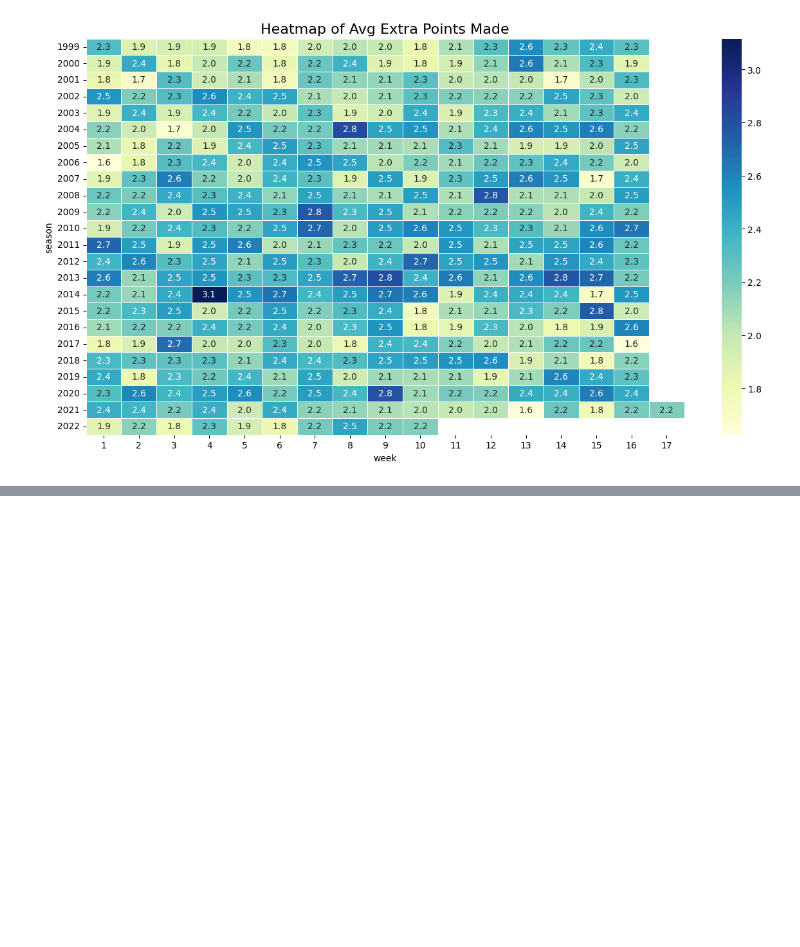
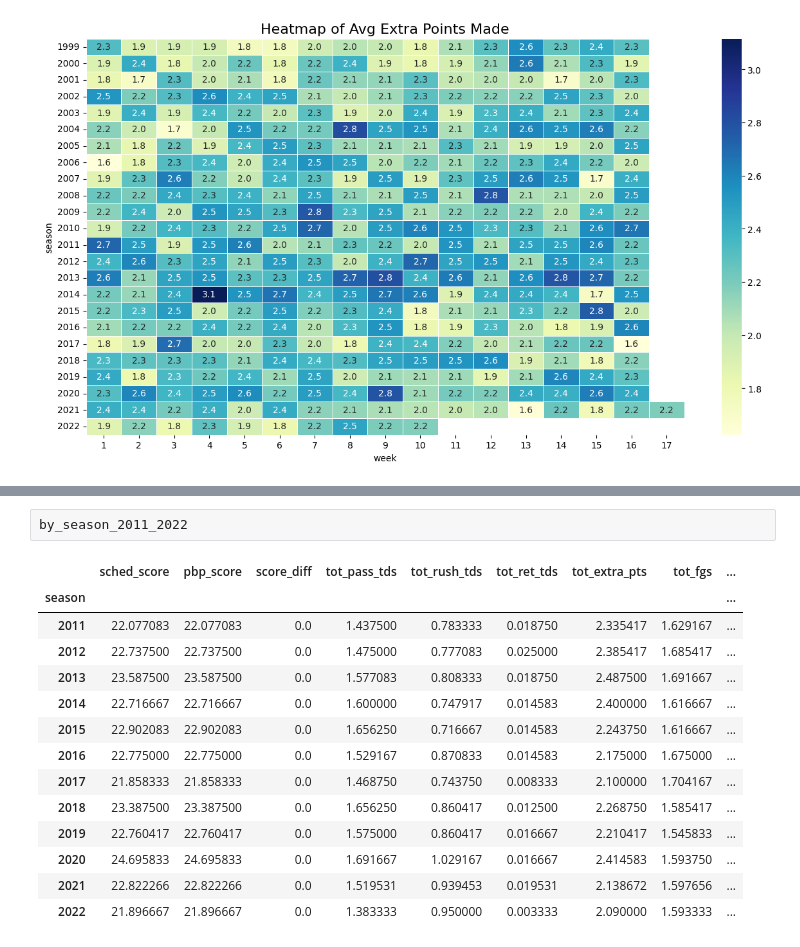
Before and after one commit to gfidanli/fantasy_football_analysis, a Jupyter notebook: daily_analysis/day_21_30/day25.ipynb, the cells around one changed output, grey strips where cells are left out. Drawn from its saved outputs; the diff is of its cells as text; blank space fills up the shorter version.

```diff
--- a/daily_analysis/day_21_30/day25.ipynb
+++ b/daily_analysis/day_21_30/day25.ipynb
@@ -127,0 +146,17 @@ plot_heatmap(reg_season, 'tot_extra_pts', "Avg Extra Points Made")
+# %%
+by_season_2011_2022
+# %% [output]
+|  | sched_score | pbp_score | score_diff | tot_pass_tds | tot_rush_tds | tot_ret_tds | tot_extra_pts | tot_fgs | ... |
+| season |  |  |  |  |  |  |  |  | ... |
+| 2011 | 22.077083 | 22.077083 | 0.0 | 1.437500 | 0.783333 | 0.018750 | 2.335417 | 1.629167 | ... |
+| 2012 | 22.737500 | 22.737500 | 0.0 | 1.475000 | 0.777083 | 0.025000 | 2.385417 | 1.685417 | ... |
+| 2013 | 23.587500 | 23.587500 | 0.0 | 1.577083 | 0.808333 | 0.018750 | 2.487500 | 1.691667 | ... |
+| 2014 | 22.716667 | 22.716667 | 0.0 | 1.600000 | 0.747917 | 0.014583 | 2.400000 | 1.616667 | ... |
+| 2015 | 22.902083 | 22.902083 | 0.0 | 1.656250 | 0.716667 | 0.014583 | 2.243750 | 1.616667 | ... |
+| 2016 | 22.775000 | 22.775000 | 0.0 | 1.529167 | 0.870833 | 0.014583 | 2.175000 | 1.675000 | ... |
+| 2017 | 21.858333 | 21.858333 | 0.0 | 1.468750 | 0.743750 | 0.008333 | 2.100000 | 1.704167 | ... |
+| 2018 | 23.387500 | 23.387500 | 0.0 | 1.656250 | 0.860417 | 0.012500 | 2.268750 | 1.585417 | ... |
+| 2019 | 22.760417 | 22.760417 | 0.0 | 1.575000 | 0.860417 | 0.016667 | 2.210417 | 1.545833 | ... |
+| 2020 | 24.695833 | 24.695833 | 0.0 | 1.691667 | 1.029167 | 0.016667 | 2.414583 | 1.593750 | ... |
+| 2021 | 22.822266 | 22.822266 | 0.0 | 1.519531 | 0.939453 | 0.019531 | 2.138672 | 1.597656 | ... |
+| 2022 | 21.896667 | 21.896667 | 0.0 | 1.383333 | 0.950000 | 0.003333 | 2.090000 | 1.593333 | ... |
```
Also changed, not shown: parts of 9 cells of this notebook.
